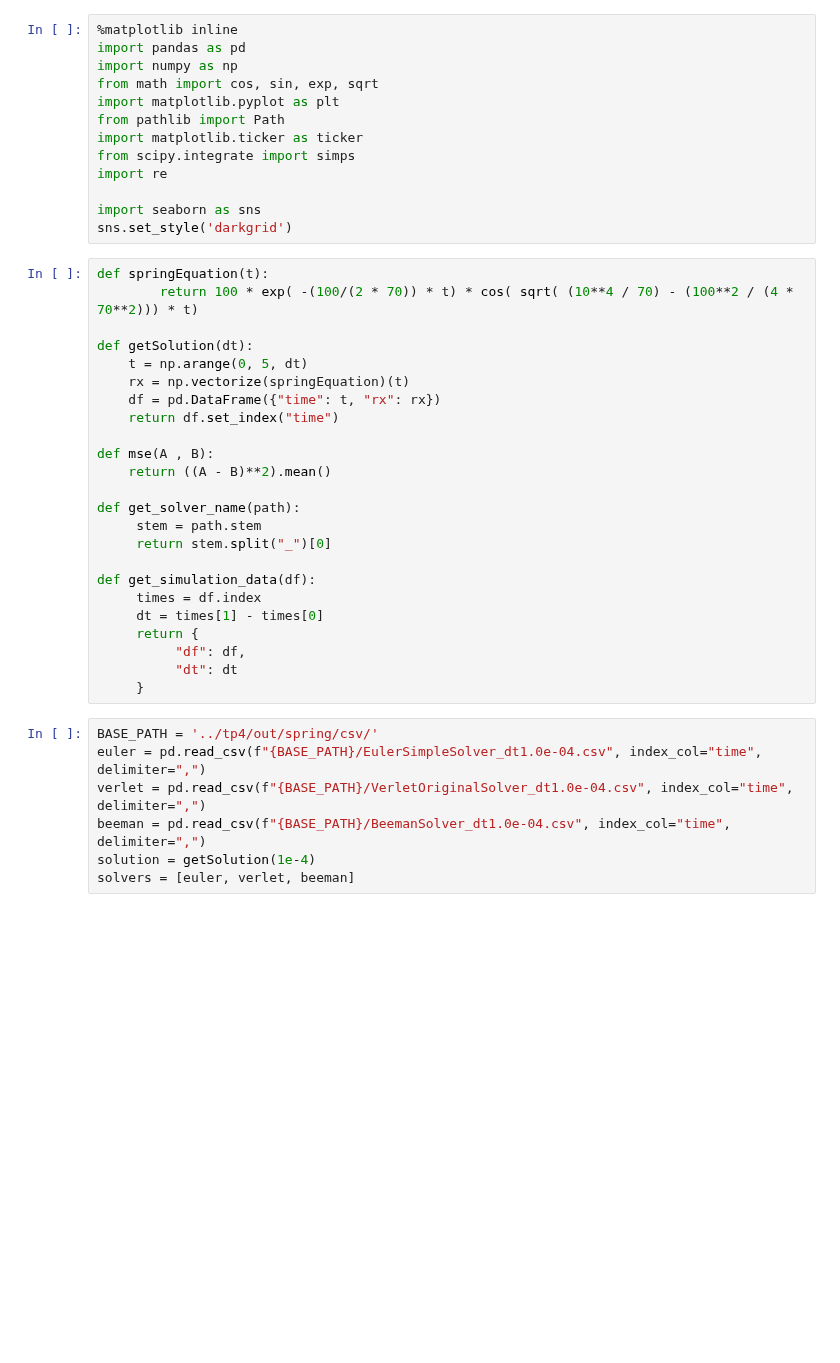
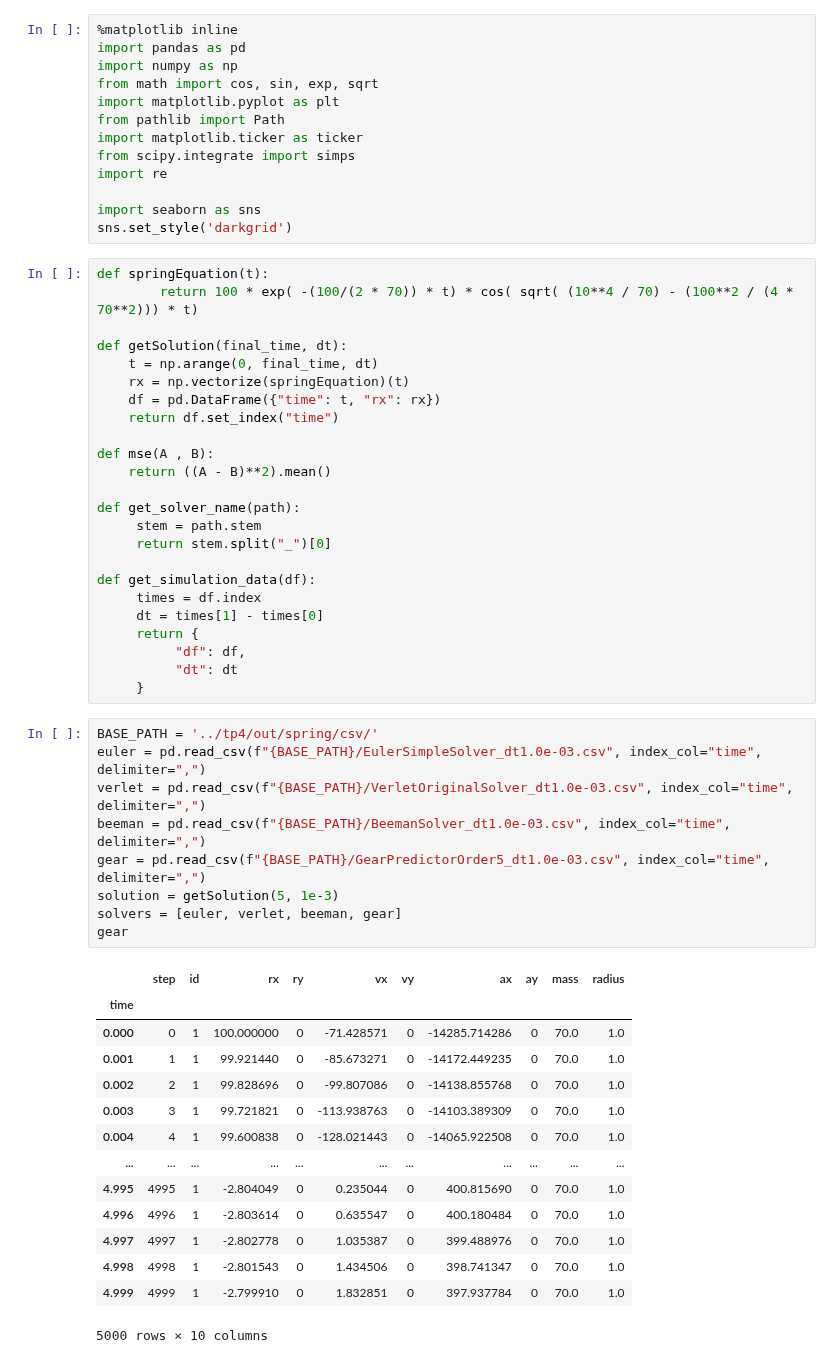
Before and after one commit to shadad00/Simulacion-de-sistemas, a Jupyter notebook: notebooks/TP4.ipynb, the cells around one changed output. Drawn from its saved outputs; the diff is of its cells as text; blank space fills up the shorter version.

```diff
--- a/notebooks/TP4.ipynb
+++ b/notebooks/TP4.ipynb
@@ -15,8 +15,8 @@ sns.set_style('darkgrid')
 def springEquation(t):
         return 100 * exp( -(100/(2 * 70)) * t) * cos( sqrt( (10**4 / 70) - (100**2 / (4 * 70**2))) * t)
 
-def getSolution(dt):
-    t = np.arange(0, 5, dt)
+def getSolution(final_time, dt):
+    t = np.arange(0, final_time, dt)
     rx = np.vectorize(springEquation)(t)
     df = pd.DataFrame({"time": t, "rx": rx})
     return df.set_index("time")
@@ -37,11 +37,28 @@ def get_simulation_data(df):
      }
 # %%
 BASE_PATH = '../tp4/out/spring/csv/'
-euler = pd.read_csv(f"{BASE_PATH}/EulerSimpleSolver_dt1.0e-04.csv", index_col="time", delimiter=",")
-verlet = pd.read_csv(f"{BASE_PATH}/VerletOriginalSolver_dt1.0e-04.csv", index_col="time", delimiter=",")
-beeman = pd.read_csv(f"{BASE_PATH}/BeemanSolver_dt1.0e-04.csv", index_col="time", delimiter=",")
-solution = getSolution(1e-4)
-solvers = [euler, verlet, beeman]
+euler = pd.read_csv(f"{BASE_PATH}/EulerSimpleSolver_dt1.0e-03.csv", index_col="time", delimiter=",")
+verlet = pd.read_csv(f"{BASE_PATH}/VerletOriginalSolver_dt1.0e-03.csv", index_col="time", delimiter=",")
+beeman = pd.read_csv(f"{BASE_PATH}/BeemanSolver_dt1.0e-03.csv", index_col="time", delimiter=",")
+gear = pd.read_csv(f"{BASE_PATH}/GearPredictorOrder5_dt1.0e-03.csv", index_col="time", delimiter=",")
+solution = getSolution(5, 1e-3)
+solvers = [euler, verlet, beeman, gear]
+gear
+# %% [output]
+|  | step | id | rx | ry | vx | vy | ax | ay | mass | radius |
+| time |  |  |  |  |  |  |  |  |  |  |
+| 0.000 | 0 | 1 | 100.000000 | 0 | -71.428571 | 0 | -14285.714286 | 0 | 70.0 | 1.0 |
+| 0.001 | 1 | 1 | 99.921440 | 0 | -85.673271 | 0 | -14172.449235 | 0 | 70.0 | 1.0 |
+| 0.002 | 2 | 1 | 99.828696 | 0 | -99.807086 | 0 | -14138.855768 | 0 | 70.0 | 1.0 |
+| 0.003 | 3 | 1 | 99.721821 | 0 | -113.938763 | 0 | -14103.389309 | 0 | 70.0 | 1.0 |
+| 0.004 | 4 | 1 | 99.600838 | 0 | -128.021443 | 0 | -14065.922508 | 0 | 70.0 | 1.0 |
+| ... | ... | ... | ... | ... | ... | ... | ... | ... | ... | ... |
+| 4.995 | 4995 | 1 | -2.804049 | 0 | 0.235044 | 0 | 400.815690 | 0 | 70.0 | 1.0 |
+| 4.996 | 4996 | 1 | -2.803614 | 0 | 0.635547 | 0 | 400.180484 | 0 | 70.0 | 1.0 |
+| 4.997 | 4997 | 1 | -2.802778 | 0 | 1.035387 | 0 | 399.488976 | 0 | 70.0 | 1.0 |
+| 4.998 | 4998 | 1 | -2.801543 | 0 | 1.434506 | 0 | 398.741347 | 0 | 70.0 | 1.0 |
+| 4.999 | 4999 | 1 | -2.799910 | 0 | 1.832851 | 0 | 397.937784 | 0 | 70.0 | 1.0 |
+5000 rows × 10 columns
 # %%
 fig, (ax1, ax2) = plt.subplots(1, 2)
 ax1.plot(euler["rx"], label="euler")
```
Also changed, not shown: parts of 2 cells of this notebook, 4 other files.
